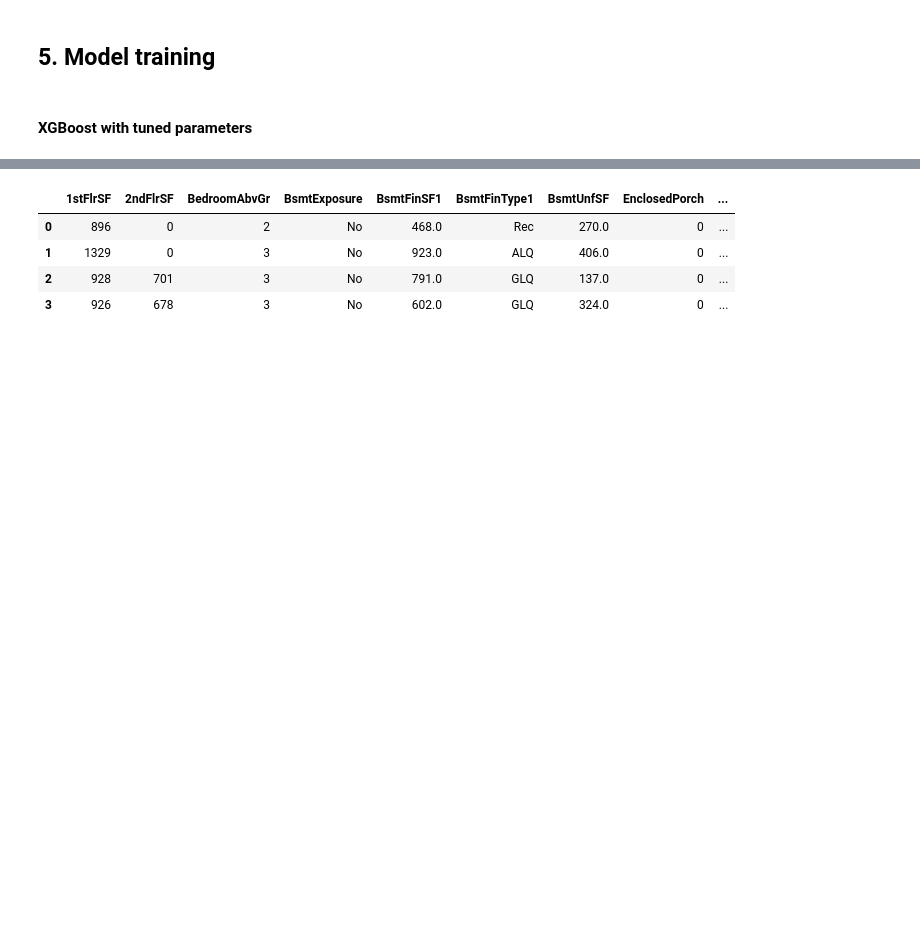
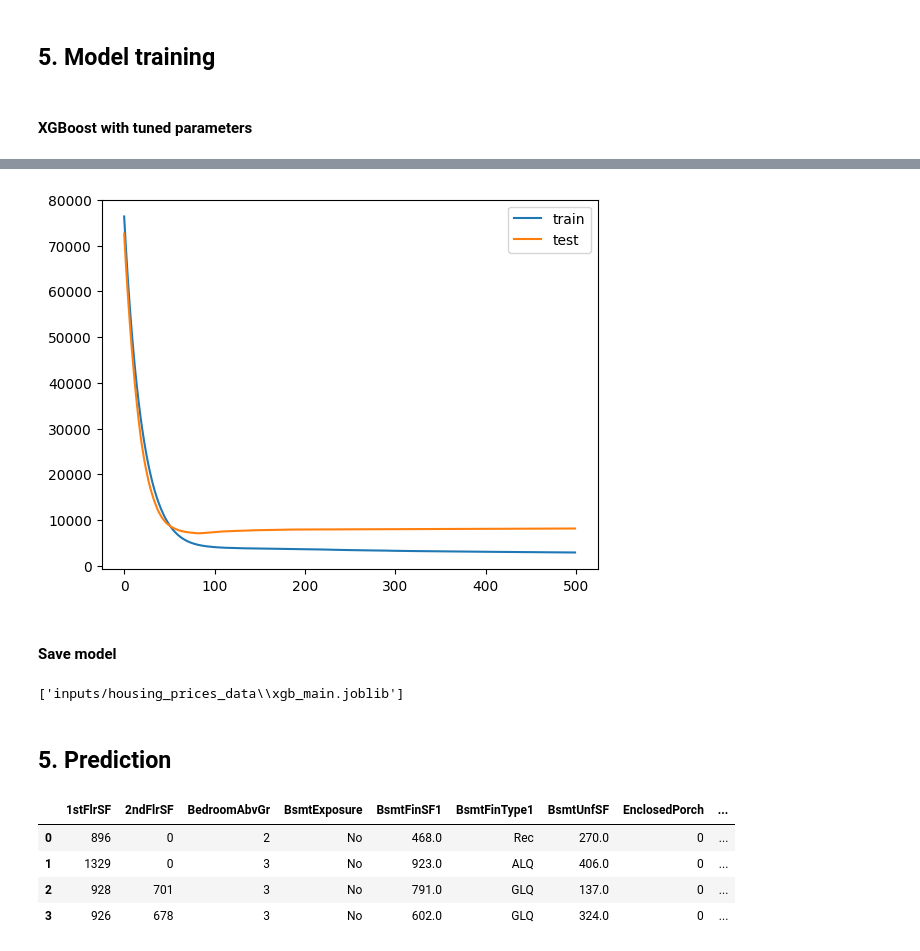
Before and after one commit to fokhrun/heritage_housing, a Jupyter notebook: jupyter_notebooks/model_training.ipynb, the cells around one changed output, grey strips where cells are left out. Saved outputs shown, nothing was run; the diff lists cells and outputs as text; code cells hidden in the pictures; blank space fills up the shorter version.

Commit message:
add improvement of model fitting

```diff
--- a/jupyter_notebooks/model_training.ipynb
+++ b/jupyter_notebooks/model_training.ipynb
@@ -460,7 +486,7 @@ assert training_features.shape[1] - 1 == prediction_features.shape[1]
 #### Configurations
 # %%
 parameters_xgb = {
-    "n_estimators":range(2000, 8000, 500),
+    "n_estimators":range(500, 2000, 8000),
     "learning_rate": [0.05, 0.06, 0.07],
     "max_depth":[3, 5, 7],
     "min_child_weight": [1, 1.5, 2]
@@ -507,5 +549,5 @@ best score: 285995767.0017209
 #### XGBoost with tuned parameters
 # %%
 xgb_main = xgb.XGBRegressor(**xgb_opt.get_params())
-xgb_main.fit(X_train, y_train)
+xgb_main.fit(X_train, y_train, eval_set=[(X_train, y_train), (X_test, y_test)])
 # %% [output]
@@ -574,0 +601,16 @@ mean_squared_error(y_test, y_pred_main), mean_squared_error(y_test, y_pred_opt),
+# %%
+results = xgb_main.evals_result()
+plt.plot(results["validation_0"]["rmse"], label="train")
+plt.plot(results["validation_1"]["rmse"], label="test")
+plt.legend()
+plt.show()
+# %% [output]
+[figure, added]
+# %% [markdown]
+#### Save model
+# %%
+joblib.dump(xgb_main, estimator_path)
+# %% [output]
+['inputs/housing_prices_data\\xgb_main.joblib']
+# %% [markdown]
+## 5. Prediction
```
Also changed, not shown: parts of 19 cells of this notebook, 1 other file.
